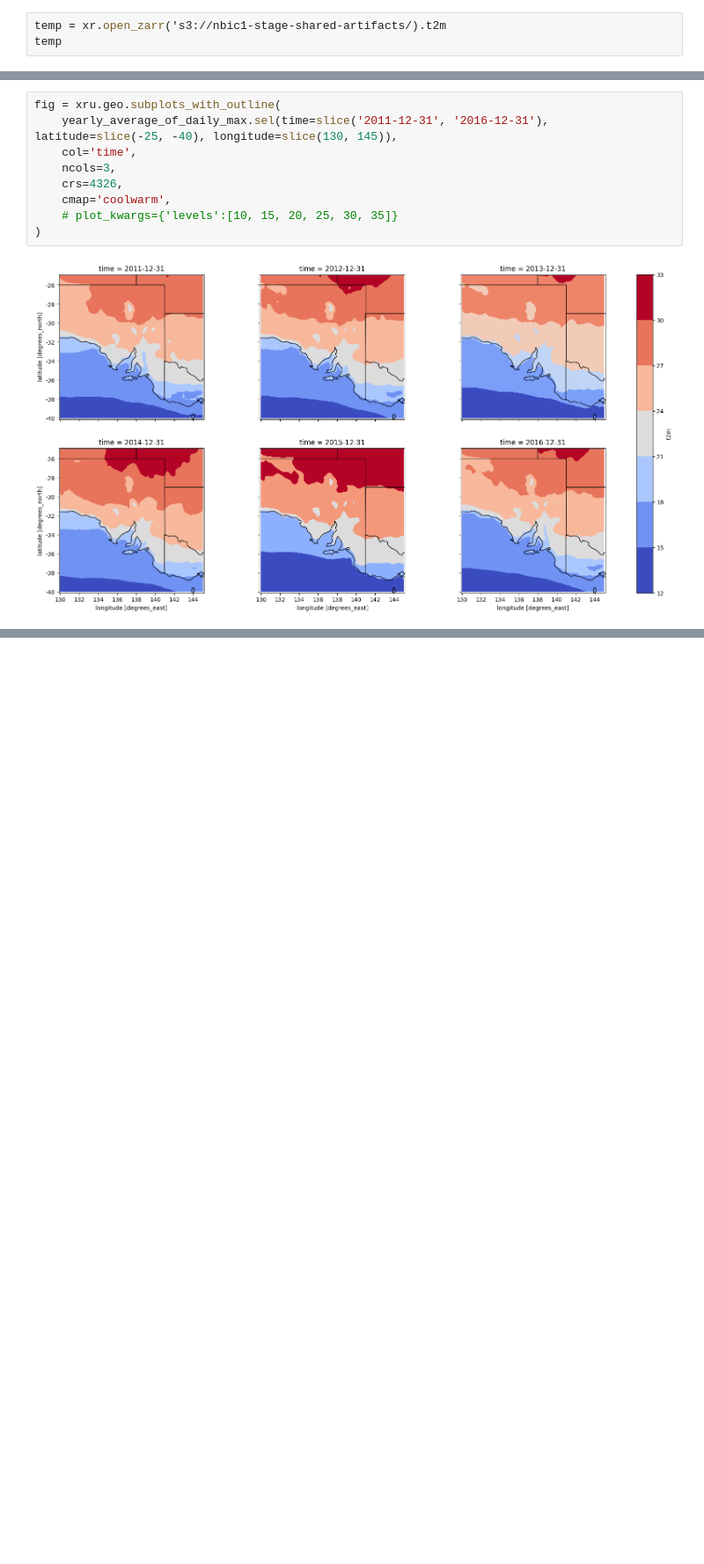
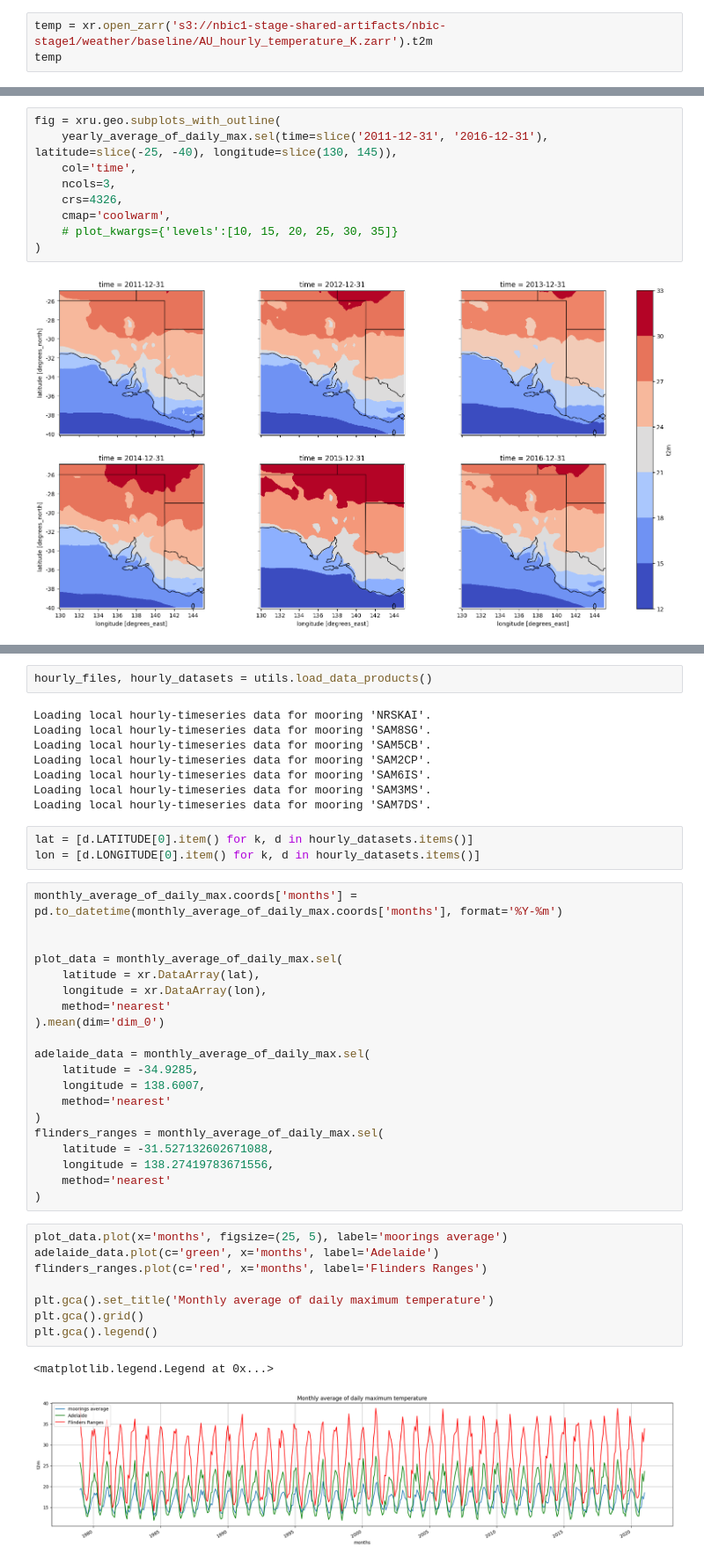
Before and after one commit to oceanhackweek/ohw23_proj_SAupwelling, a Jupyter notebook: Notebooks/OHW_air_temperature_at_2m_analysis.ipynb, the cells around one changed output, grey strips where cells are left out. Shown at 88% size. Drawn from its saved outputs; the diff is of its cells as text; blank space fills up the shorter version.

```diff
--- a/Notebooks/OHW_air_temperature_at_2m_analysis.ipynb
+++ b/Notebooks/OHW_air_temperature_at_2m_analysis.ipynb
@@ -42,5 +47,5 @@ xru.io.tile_to_zarr(u10.u10.chunk( (5000, 100, 100) ), {'time':50000, 'latitude'
 # %%
-temp = xr.open_zarr('s3://nbic1-stage-shared-artifacts/).t2m
+temp = xr.open_zarr('s3://nbic1-stage-shared-artifacts/nbic-stage1/weather/baseline/AU_hourly_temperature_K.zarr').t2m
 temp
 # %% [output]
 <xarray.DataArray 't2m' (time: 368928, latitude: 145, longitude: 193)> dask.array<open_dataset-764568024835d33814b5d38cfd7bc914t2m, shape=(368928, 145, 193), dtype=float32, chunksize=(5000, 100, 100), ...
@@ -220,0 +237,44 @@ fig = xru.geo.subplots_with_outline(
+# %%
+hourly_files, hourly_datasets = utils.load_data_products()
+# %% [output]
+Loading local hourly-timeseries data for mooring 'NRSKAI'.
+Loading local hourly-timeseries data for mooring 'SAM8SG'.
+Loading local hourly-timeseries data for mooring 'SAM5CB'.
+Loading local hourly-timeseries data for mooring 'SAM2CP'.
+Loading local hourly-timeseries data for mooring 'SAM6IS'.
+Loading local hourly-timeseries data for mooring 'SAM3MS'.
+Loading local hourly-timeseries data for mooring 'SAM7DS'.
+# %%
+lat = [d.LATITUDE[0].item() for k, d in hourly_datasets.items()]
+lon = [d.LONGITUDE[0].item() for k, d in hourly_datasets.items()]
+# %%
+monthly_average_of_daily_max.coords['months'] = pd.to_datetime(monthly_average_of_daily_max.coords['months'], format='%Y-%m')
+
+
+plot_data = monthly_average_of_daily_max.sel(
+    latitude = xr.DataArray(lat),
+    longitude = xr.DataArray(lon),
+    method='nearest'
+).mean(dim='dim_0')
+
+adelaide_data = monthly_average_of_daily_max.sel(
+    latitude = -34.9285,
+    longitude = 138.6007,
+    method='nearest'
+)
+flinders_ranges = monthly_average_of_daily_max.sel(
+    latitude = -31.527132602671088,
+    longitude = 138.27419783671556,
+    method='nearest'
+)
+# %%
+plot_data.plot(x='months', figsize=(25, 5), label='moorings average')
+adelaide_data.plot(c='green', x='months', label='Adelaide')
+flinders_ranges.plot(c='red', x='months', label='Flinders Ranges')
+
+plt.gca().set_title('Monthly average of daily maximum temperature')
+plt.gca().grid()
+plt.gca().legend()
+# %% [output]
+<matplotlib.legend.Legend at 0x...>
+[figure, added]
```
Also changed, not shown: parts of 14 cells of this notebook.
